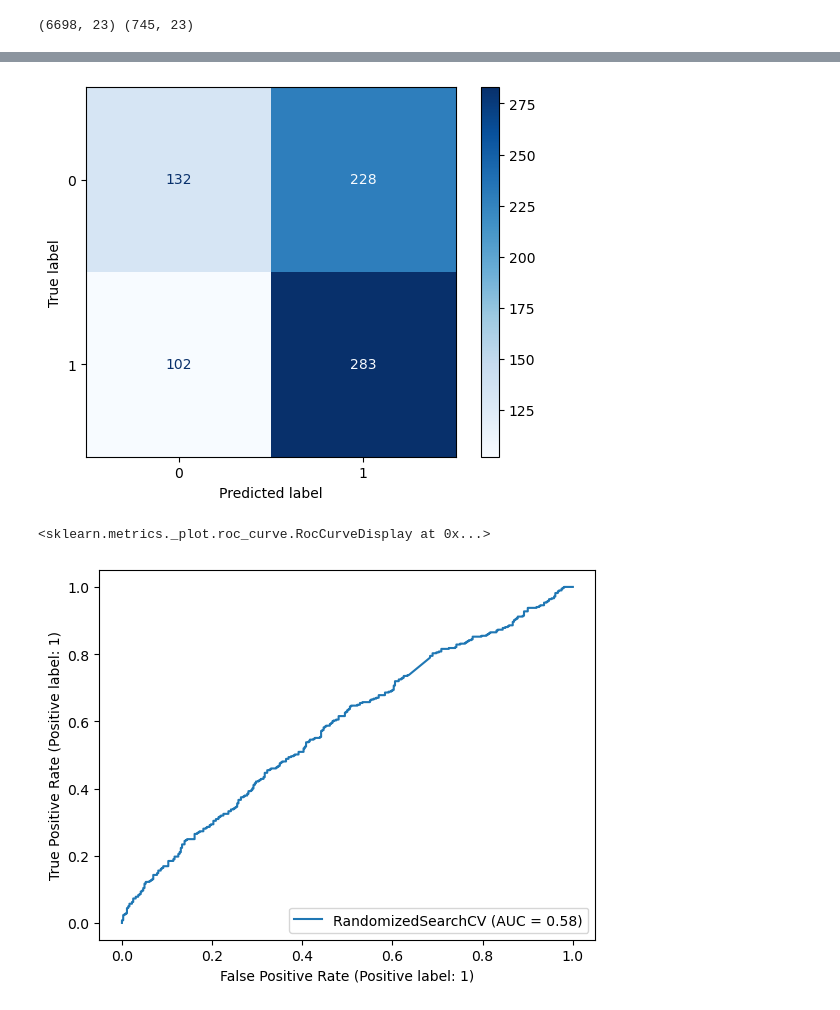
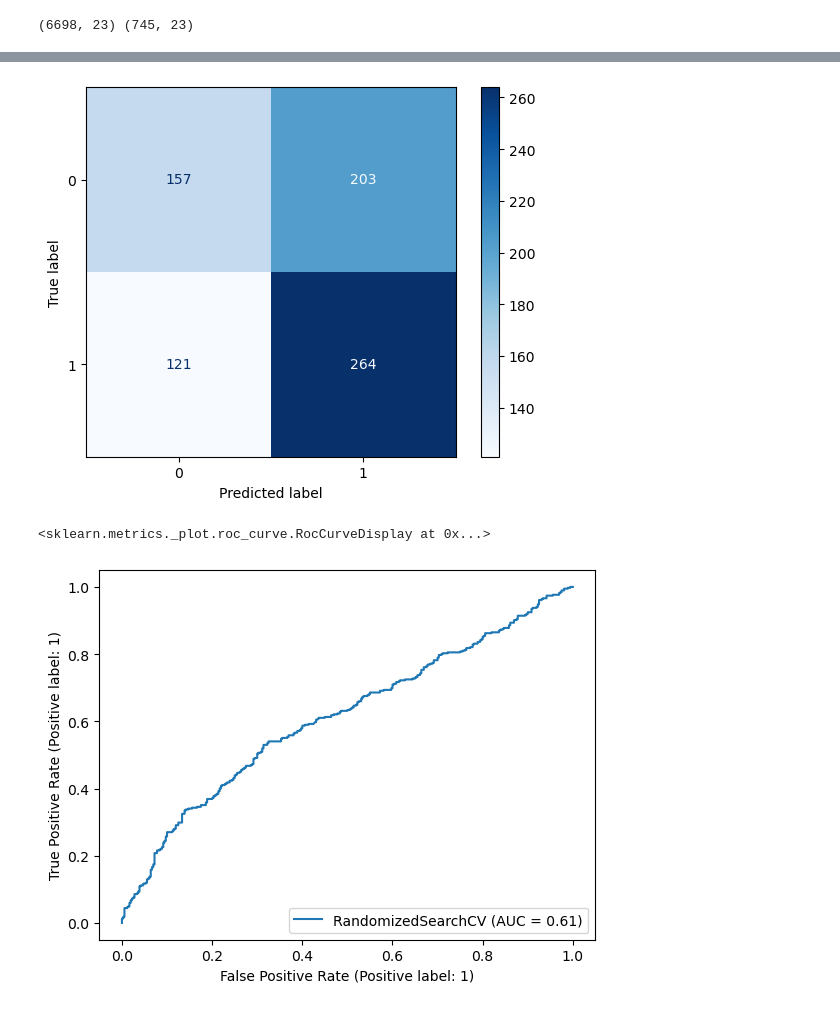
Before and after one commit to MasoodDastan/fomc, a Jupyter notebook: notebooks/07-Models.ipynb, the cells around one changed output, grey strips where cells are left out. Saved outputs shown, nothing was run; the diff lists cells and outputs as text; code cells hidden in the pictures.

```diff
--- a/notebooks/07-Models.ipynb
+++ b/notebooks/07-Models.ipynb
@@ -327,7 +328,7 @@ for key, dic in model_dict.items():
     # with the specified model, cross-validation strategy, and model parameters
     model = random_search_modeler(dic['mod_instant'],
                                     cross_validation=kf,
-                                    # model_params=dic['mod_param']
+                                    model_params=dic['mod_param']
                                  )
 
     # Fit the random_search_modeler object to the training data
@@ -373,10 +374,10 @@ weighted avg       0.61      0.59      0.57       745
 # %%
-ConfusionMatrixDisplay.from_estimator(models['svc'], X_test, y_test, cmap='Blues')
+ConfusionMatrixDisplay.from_estimator(models['gb'], X_test, y_test, cmap='Blues')
 plt.show()
 # %% [output]
-[figure, old version]
+[figure, new version]
 # %%
-RocCurveDisplay.from_estimator(models['svc'], X_test, y_test)
+RocCurveDisplay.from_estimator(models['gb'], X_test, y_test)
 # %% [output]
 <sklearn.metrics._plot.roc_curve.RocCurveDisplay at 0x...>
-[figure, old version]
+[figure, new version]
```
Also changed, not shown: parts of 12 cells of this notebook, 22 other files.
